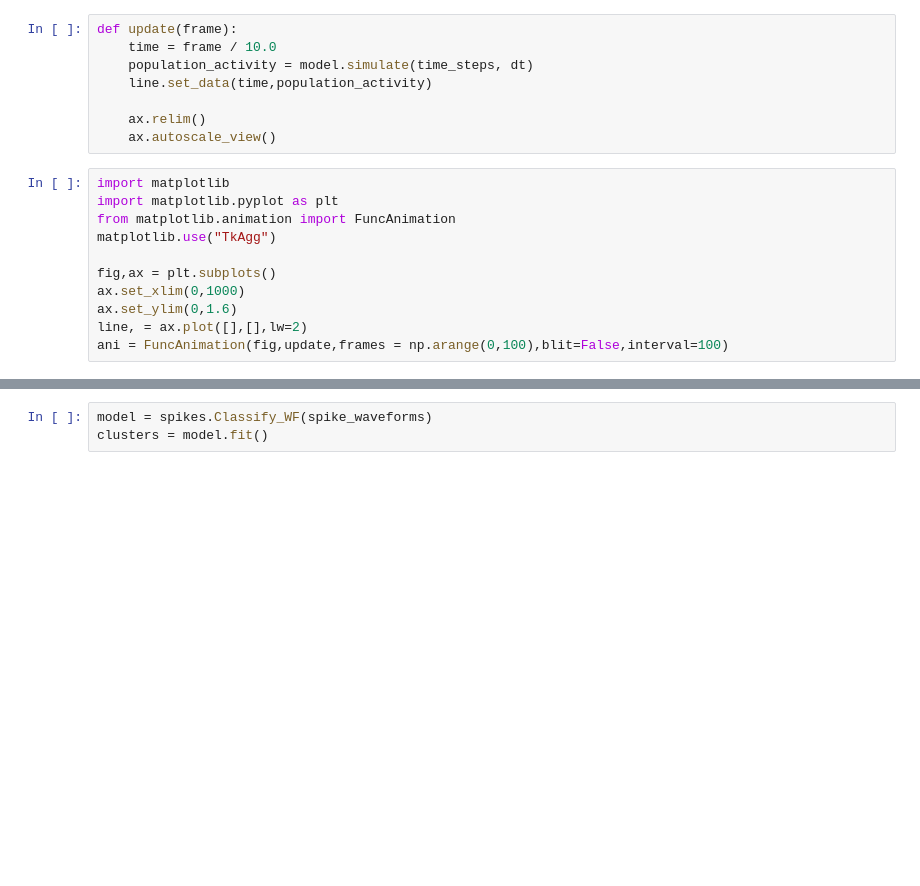
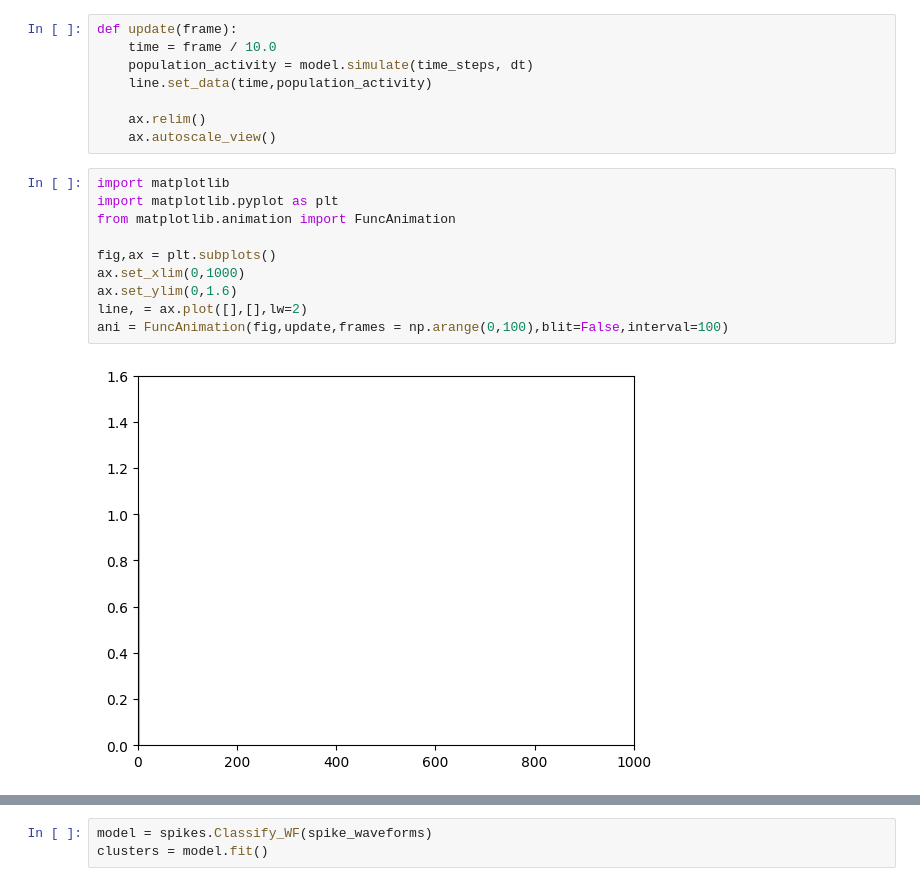
Before and after one commit to Da4kek/CNM, a Jupyter notebook: Example_usage.ipynb, the cells around one changed output, grey strips where cells are left out. Saved outputs shown, nothing was run; the diff lists cells and outputs as text; blank space fills up the shorter version.

```diff
--- a/Example_usage.ipynb
+++ b/Example_usage.ipynb
@@ -64,14 +64,15 @@ def update(frame):
 # %%
 import matplotlib
 import matplotlib.pyplot as plt
 from matplotlib.animation import FuncAnimation
-matplotlib.use("TkAgg")
 
 fig,ax = plt.subplots()
 ax.set_xlim(0,1000)
 ax.set_ylim(0,1.6)
 line, = ax.plot([],[],lw=2)
 ani = FuncAnimation(fig,update,frames = np.arange(0,100),blit=False,interval=100)
+# %% [output]
+[figure, added]
 # %%
 population_act = model.simulate(time_steps, dt)
 plot_spike(np.arange(time_steps),population_act,title="Gaussian Population Model",xlabel="Time (ms)",ylabel="Population Activity")
```
Also changed, not shown: parts of 11 cells of this notebook, 1 other file.
